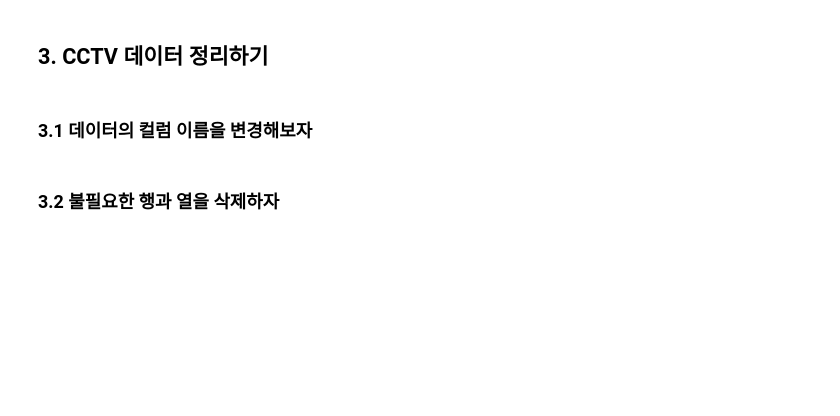
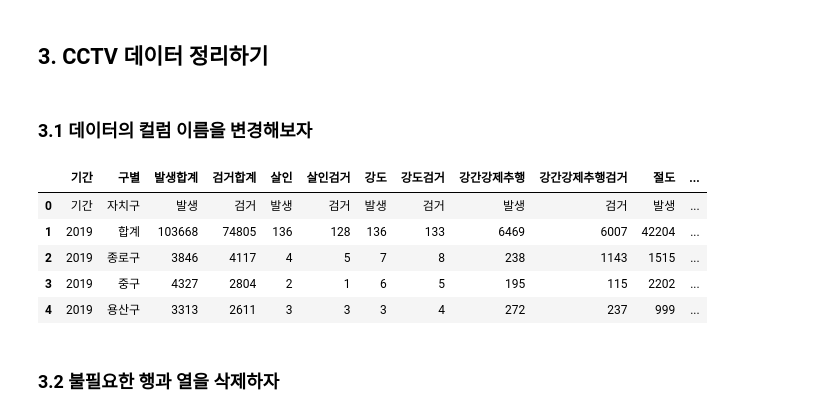
Before and after one commit to dongcheolpark/school, a Jupyter notebook: AI와데이터사회/week2/AI_2주차_실습파일_오프라인/AI_2주차_학습활동_서울시 범죄현황 데이터를 통한 CCTV설치 지역 파악하기_Typing.ipynb, the cells around one changed output. Cells and saved outputs as stored; diff of their text form; code cells hidden in the pictures; blank space fills up the shorter version.

```diff
--- a/AI와데이터사회/week2/AI_2주차_실습파일_오프라인/AI_2주차_학습활동_서울시 범죄현황 데이터를 통한 CCTV설치 지역 파악하기_Typing.ipynb
+++ b/AI와데이터사회/week2/AI_2주차_실습파일_오프라인/AI_2주차_학습활동_서울시 범죄현황 데이터를 통한 CCTV설치 지역 파악하기_Typing.ipynb
@@ -69,12 +93,30 @@ Crime_Seoul
 # %%
 #데이터의 열이름 변경:
 #'자치구' -> '구별',
 #'합계' -> '발생합계', '합계.1' -> '검거합계',
 #'살인.1'-> '살인검거',
 #'강도.1' -> '강도검거',
 #'강간강제추행.1' -> '강간강제추행검거',
 #'절도.1' -> '절도검거',
 #'폭력.1' -> '폭력검거'
+col = {'자치구' : '구별',
+		'합계' : '발생합계',
+		'합계.1' : '검거합계',
+		'살인.1' : '살인검거',
+		'강도.1' : '강도검거',
+		'강간강제추행.1' : '강간강제추행검거',
+		'절도.1' : '절도검거',
+		'폭력.1' : '폭력검거'
+		}
+Crime_Seoul.rename(columns=col,inplace=True);
+Crime_Seoul.head()
+# %% [output]
+|  | 기간 | 구별 | 발생합계 | 검거합계 | 살인 | 살인검거 | 강도 | 강도검거 | 강간강제추행 | 강간강제추행검거 | 절도 | ... |
+| 0 | 기간 | 자치구 | 발생 | 검거 | 발생 | 검거 | 발생 | 검거 | 발생 | 검거 | 발생 | ... |
+| 1 | 2019 | 합계 | 103668 | 74805 | 136 | 128 | 136 | 133 | 6469 | 6007 | 42204 | ... |
+| 2 | 2019 | 종로구 | 3846 | 4117 | 4 | 5 | 7 | 8 | 238 | 1143 | 1515 | ... |
+| 3 | 2019 | 중구 | 4327 | 2804 | 2 | 1 | 6 | 5 | 195 | 115 | 2202 | ... |
+| 4 | 2019 | 용산구 | 3313 | 2611 | 3 | 3 | 3 | 4 | 272 | 237 | 999 | ... |
 # %% [markdown]
 ### 3.2 불필요한 행과 열을 삭제하자
 # %%
```
Also changed, not shown: parts of 30 cells of this notebook, 31 other files.
